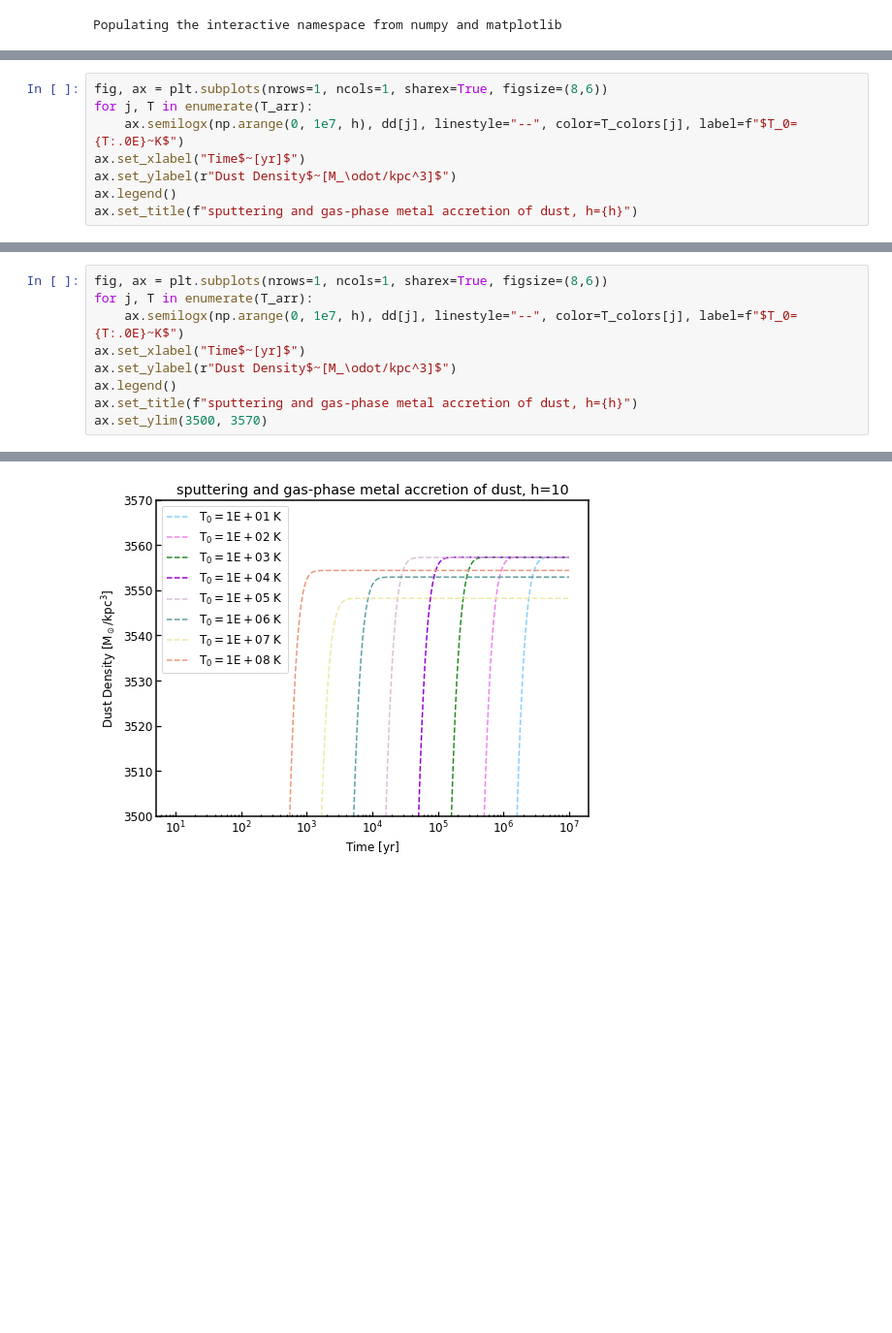
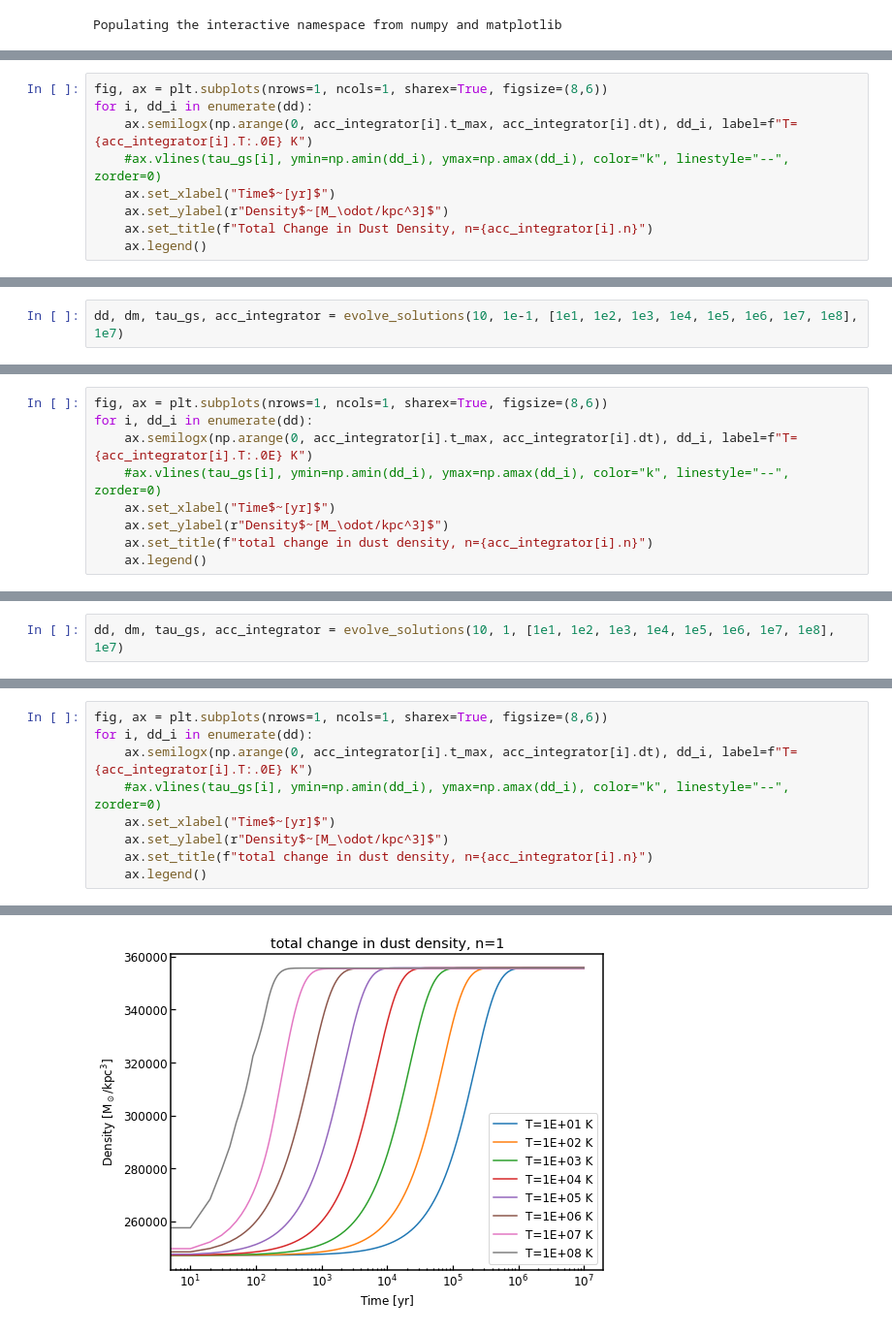
Before and after one commit to helenarichie/my_scripts, a Jupyter notebook: cholla/dust_model/total_numerical_solution.ipynb, the cells around one changed output, grey strips where cells are left out. Shown: that part at 97% size. Cells and saved outputs as stored; diff of their text form; blank space fills up the shorter version.

```diff
--- a/cholla/dust_model/total_numerical_solution.ipynb
+++ b/cholla/dust_model/total_numerical_solution.ipynb
@@ -183,0 +191,9 @@ Time-step: 10 yr
+# %%
+fig, ax = plt.subplots(nrows=1, ncols=1, sharex=True, figsize=(8,6))
+for i, dd_i in enumerate(dd):
+    ax.semilogx(np.arange(0, acc_integrator[i].t_max, acc_integrator[i].dt), dd_i, label=f"T={acc_integrator[i].T:.0E} K")
+    #ax.vlines(tau_gs[i], ymin=np.amin(dd_i), ymax=np.amax(dd_i), color="k", linestyle="--", zorder=0)
+    ax.set_xlabel("Time$~[yr]$")
+    ax.set_ylabel(r"Density$~[M_\odot/kpc^3]$")
+    ax.set_title(f"Total Change in Dust Density, n={acc_integrator[i].n}")
+    ax.legend()
@@ -183,0 +202,2 @@ Time-step: 10 yr
+# %%
+dd, dm, tau_gs, acc_integrator = evolve_solutions(10, 1e-1, [1e1, 1e2, 1e3, 1e4, 1e5, 1e6, 1e7, 1e8], 1e7)
@@ -184,9 +222,10 @@ Time-step: 10 yr
 # %%
 fig, ax = plt.subplots(nrows=1, ncols=1, sharex=True, figsize=(8,6))
-for j, T in enumerate(T_arr):
-    ax.semilogx(np.arange(0, 1e7, h), dd[j], linestyle="--", color=T_colors[j], label=f"$T_0={T:.0E}~K$")
-ax.set_xlabel("Time$~[yr]$")
-ax.set_ylabel(r"Dust Density$~[M_\odot/kpc^3]$")
-ax.legend()
-ax.set_title(f"sputtering and gas-phase metal accretion of dust, h={h}")
+for i, dd_i in enumerate(dd):
+    ax.semilogx(np.arange(0, acc_integrator[i].t_max, acc_integrator[i].dt), dd_i, label=f"T={acc_integrator[i].T:.0E} K")
+    #ax.vlines(tau_gs[i], ymin=np.amin(dd_i), ymax=np.amax(dd_i), color="k", linestyle="--", zorder=0)
+    ax.set_xlabel("Time$~[yr]$")
+    ax.set_ylabel(r"Density$~[M_\odot/kpc^3]$")
+    ax.set_title(f"total change in dust density, n={acc_integrator[i].n}")
+    ax.legend()
 # %% [output]
@@ -194,0 +233,2 @@ Text(0.5, 1.0, 'sputtering and gas-phase metal accretion of dust, h=10')
+# %%
+dd, dm, tau_gs, acc_integrator = evolve_solutions(10, 1, [1e1, 1e2, 1e3, 1e4, 1e5, 1e6, 1e7, 1e8], 1e7)
@@ -195,10 +253,10 @@ Text(0.5, 1.0, 'sputtering and gas-phase metal accretion of dust, h=10')
 # %%
 fig, ax = plt.subplots(nrows=1, ncols=1, sharex=True, figsize=(8,6))
-for j, T in enumerate(T_arr):
-    ax.semilogx(np.arange(0, 1e7, h), dd[j], linestyle="--", color=T_colors[j], label=f"$T_0={T:.0E}~K$")
-ax.set_xlabel("Time$~[yr]$")
-ax.set_ylabel(r"Dust Density$~[M_\odot/kpc^3]$")
-ax.legend()
-ax.set_title(f"sputtering and gas-phase metal accretion of dust, h={h}")
-ax.set_ylim(3500, 3570)
+for i, dd_i in enumerate(dd):
+    ax.semilogx(np.arange(0, acc_integrator[i].t_max, acc_integrator[i].dt), dd_i, label=f"T={acc_integrator[i].T:.0E} K")
+    #ax.vlines(tau_gs[i], ymin=np.amin(dd_i), ymax=np.amax(dd_i), color="k", linestyle="--", zorder=0)
+    ax.set_xlabel("Time$~[yr]$")
+    ax.set_ylabel(r"Density$~[M_\odot/kpc^3]$")
+    ax.set_title(f"total change in dust density, n={acc_integrator[i].n}")
+    ax.legend()
 # %% [output]
@@ -206 +263 @@ ax.set_ylim(3500, 3570)
-[figure, old version]
+[figure, new version]
```
Also changed, not shown: parts of 9 cells of this notebook, 3 other files.
